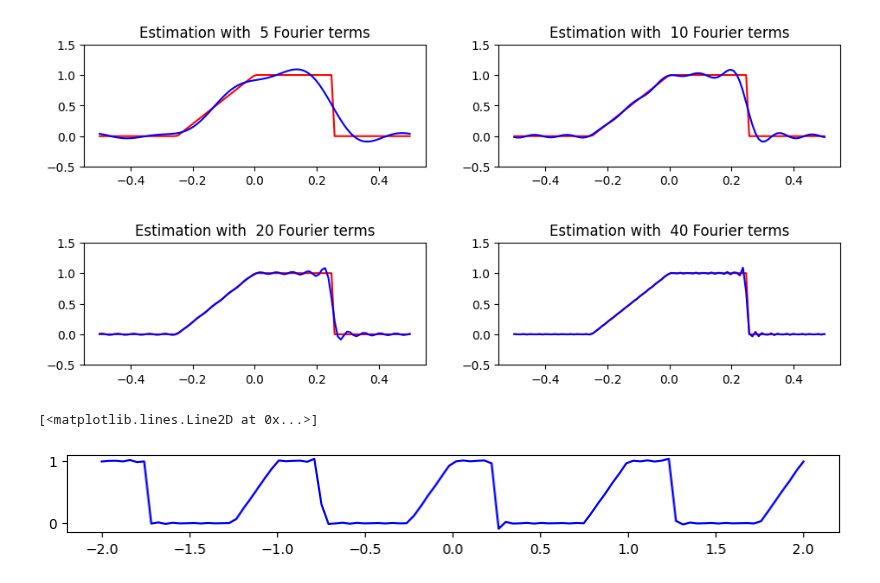
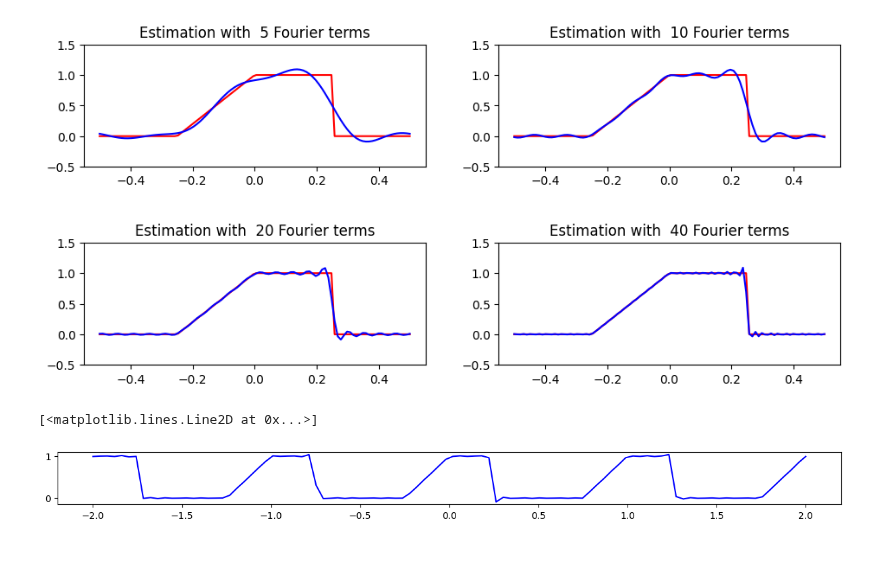
Before and after one commit to arizonaCameraLab/computationalImaging, a Jupyter notebook: Chapter2ForwardModels/FourierRepresentation.ipynb, the cells around one changed output. Drawn from its saved outputs; the diff is of its cells as text; code cells hidden in the pictures; blank space fills up the shorter version.

```diff
--- a/Chapter2ForwardModels/FourierRepresentation.ipynb
+++ b/Chapter2ForwardModels/FourierRepresentation.ipynb
@@ -133,21 +144,18 @@ plt.savefig('exampleFS.png')
 pt=0;
 plt.subplots(figsize=(10,5))
 xrange=np.linspace(-.5,.5,100);
+
 for coeffs in [5, 10, 20, 40]:
   pt=pt+1
   sv=np.zeros(coeffs)
   cv=np.zeros(coeffs)
   for pop in np.arange(coeffs):
+    # calculation of the Fourier coefficients of the periodic function f(x). pop is the order number
     sv[pop]=2*integrate.quad(lambda x: vf(x)*np.sin(2*np.pi*pop*x), -.5, .5)[0]
     cv[pop]=2*integrate.quad(lambda x: vf(x)*np.cos(2*np.pi*pop*x), -.5, .5)[0]
-    cv[0]=cv[0]
-    def px(x,sv,cv):
-      pxx=0;
-      for pop in np.arange(len(sv)):
-        pxx=pxx+sv[pop]*np.sin(2*np.pi*pop*x)+cv[pop]*np.cos(2*np.pi*pop*x)
-      return pxx
+  cv[0]=cv[0]/2
   plt.subplot(2, 2, pt)
-  plt.plot(xrange,vf(xrange),'r',xrange,px(xrange,sv,cv)-cv[0]/2.,'b')
+  plt.plot(xrange,vf(xrange),'r',xrange,px(xrange,sv,cv),'b')
   plt.ylim(-.5, 1.5)
   plt.title("Estimation with  %i Fourier terms" %(pop+1))
   plt.tight_layout(pad=3)
@@ -155,8 +163,8 @@ for coeffs in [5, 10, 20, 40]:
 # %% [output]
 [figure]
 # %%
-  plt.figure(figsize=(10,1))
-  plt.plot(4*xrange,px(4*xrange,sv,cv)-cv[0]/2.,'b')
+  plt.figure(figsize=(15,1))
+  plt.plot(4*xrange,px(4*xrange,sv,cv),'b')
 # %% [output]
 [<matplotlib.lines.Line2D at 0x...>]
-[figure, old version]
+[figure, new version]
```
Also changed, not shown: parts of 4 cells of this notebook.
